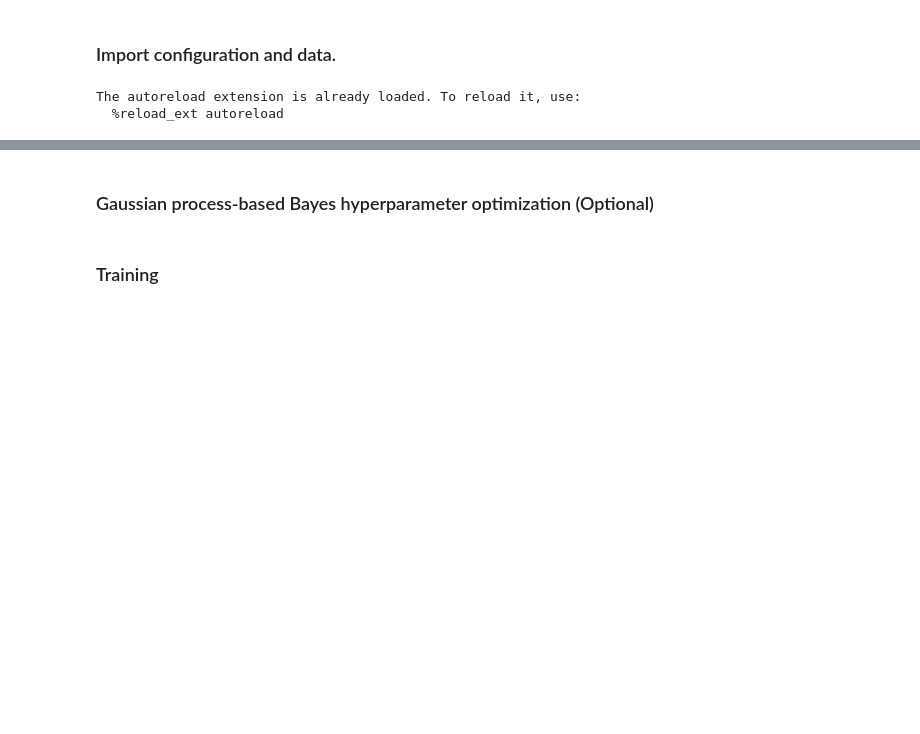
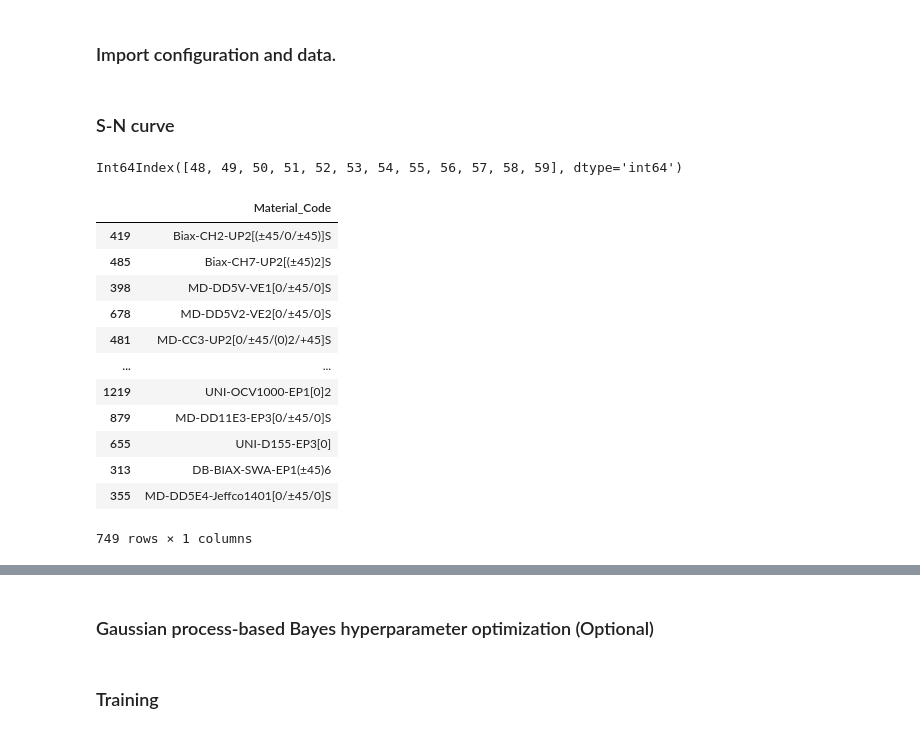
Before and after one commit to Luwen-Zhang/SNEnsemble, a Jupyter notebook: notebooks/main.ipynb, the cells around one changed output, grey strips where cells are left out. Saved outputs shown, nothing was run; the diff lists cells and outputs as text; code cells hidden in the pictures; blank space fills up the shorter version.

```diff
--- a/notebooks/main.ipynb
+++ b/notebooks/main.ipynb
@@ -4,9 +4,29 @@
 %load_ext autoreload
 %autoreload 2
 
-from trainer import *
+from src.core.trainer import *
 
-trainer = load_trainer(path='../output/OptiMat_avg_fatigue/base_OptiMat_avg_fatigue/trainer.pkl')
+trainer = load_trainer(path='../output/SNL_MSU_DOE_avg_fatigue/2022-12-02-13-16-09_base_SNL_MSU_DOE_avg_fatigue/trainer.pkl')
-# %% [output]
-The autoreload extension is already loaded. To reload it, use:
-  %reload_ext autoreload
+# %% [markdown]
+### S-N curve
+# %%
+# material_code = trainer._get_material_code(select_indices='retain', unique=True)
+trainer._select_by_material_code(code='Biax-CH13-UP2[±45/0/±45]S')
+# %% [output]
+Int64Index([48, 49, 50, 51, 52, 53, 54, 55, 56, 57, 58, 59], dtype='int64')
+# %%
+trainer.get_material_code(unique=False, partition='train')
+# %% [output]
+|  | Material_Code |
+| 419 | Biax-CH2-UP2[(±45/0/±45)]S |
+| 485 | Biax-CH7-UP2[(±45)2]S |
+| 398 | MD-DD5V-VE1[0/±45/0]S |
+| 678 | MD-DD5V2-VE2[0/±45/0]S |
+| 481 | MD-CC3-UP2[0/±45/(0)2/+45]S |
+| ... | ... |
+| 1219 | UNI-OCV1000-EP1[0]2 |
+| 879 | MD-DD11E3-EP3[0/±45/0]S |
+| 655 | UNI-D155-EP3[0] |
+| 313 | DB-BIAX-SWA-EP1(±45)6 |
+| 355 | MD-DD5E4-Jeffco1401[0/±45/0]S |
+749 rows × 1 columns
```
Also changed, not shown: parts of 2 cells of this notebook, 1 other file.
